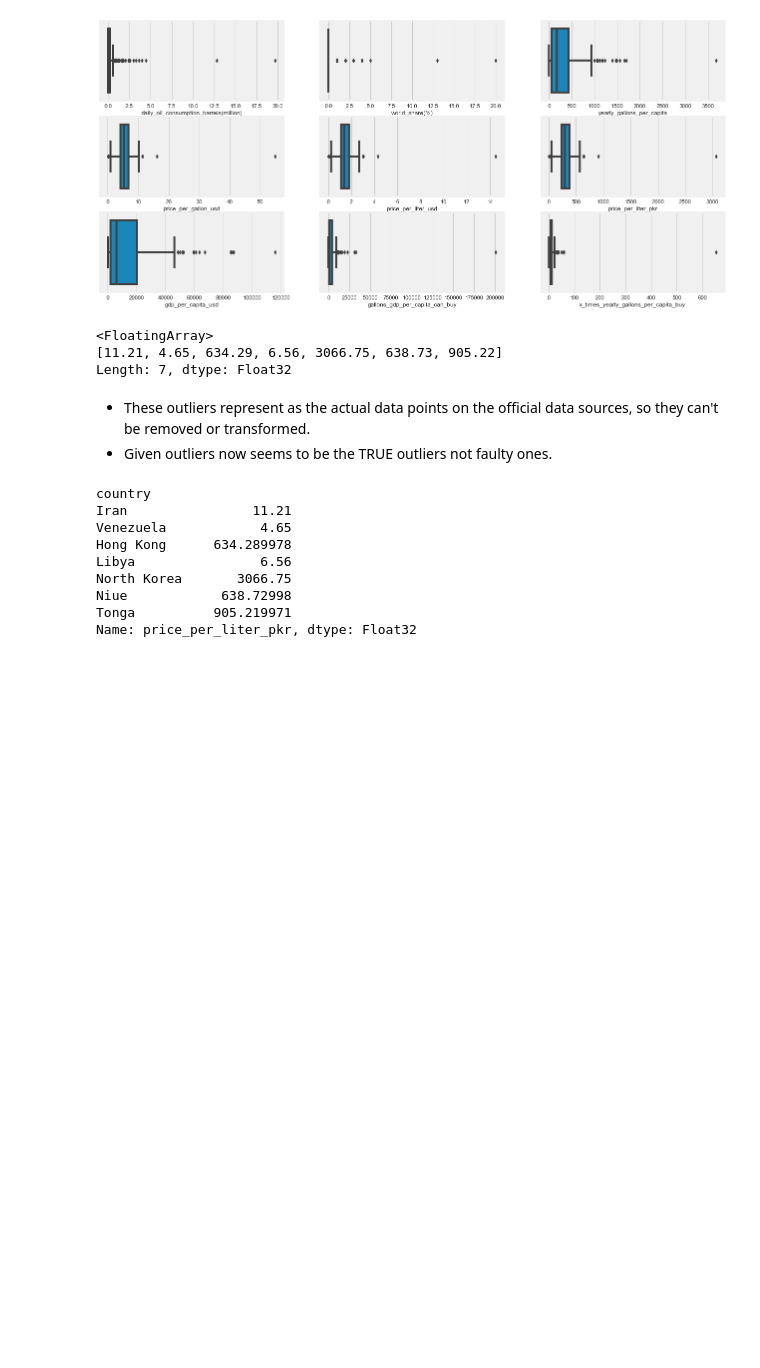
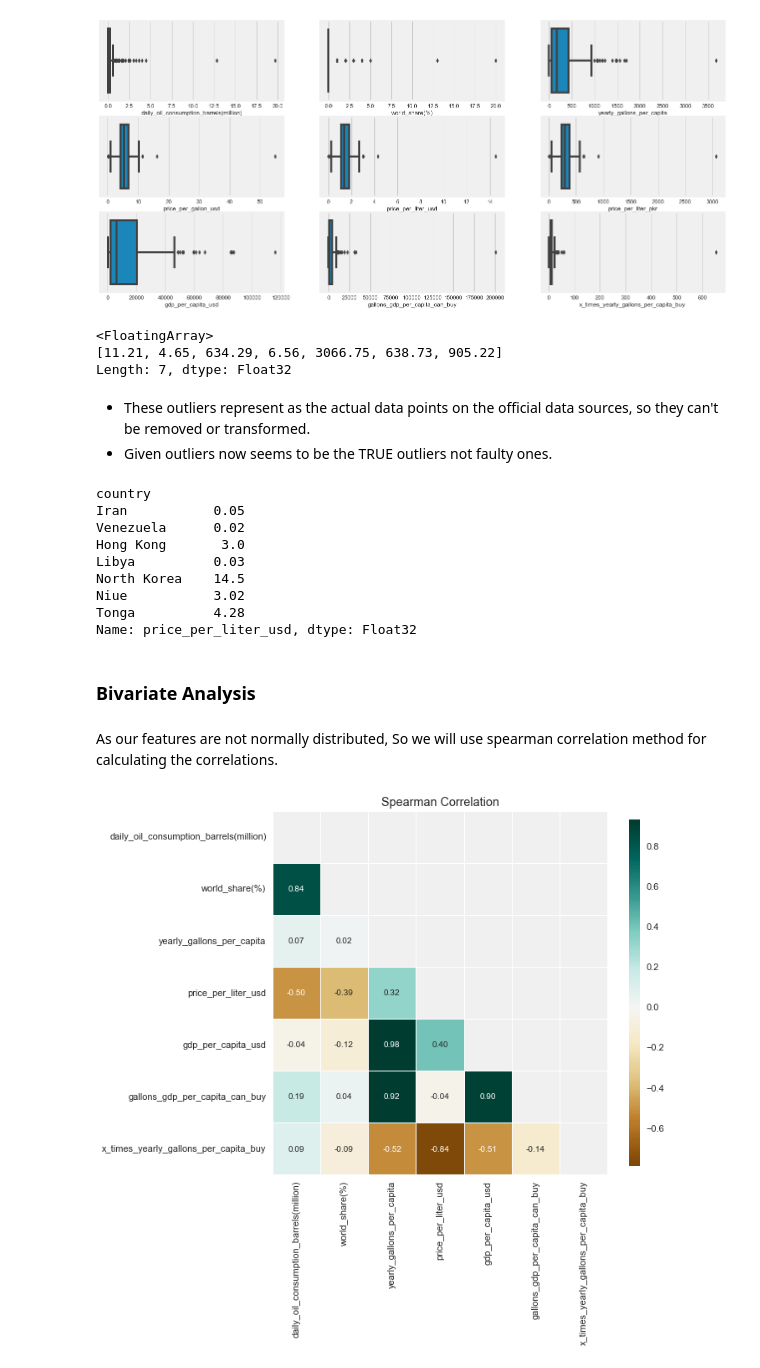
Before and after one commit to RaofaizanAPSACS/PetrolGasPricesWorldWide_EDA, a Jupyter notebook: source.ipynb, the cells around one changed output. Saved outputs shown, nothing was run; the diff lists cells and outputs as text; code cells hidden in the pictures; blank space fills up the shorter version.

Commit message:
Started Bivariate Analysis

```diff
--- a/source.ipynb
+++ b/source.ipynb
@@ -244,14 +244,27 @@ Length: 7, dtype: Float32
 * Given outliers now seems to be the TRUE outliers not faulty ones.
 # %%
 # records of the countries, which contain outlier "price per liter pkr"
-df_cleaned["price_per_liter_pkr"][df_cleaned["price_per_liter_pkr"].isin(findOutliers(df_cleaned["price_per_liter_pkr"].values))]
+df_cleaned["price_per_liter_usd"][df_cleaned["price_per_liter_usd"].isin(findOutliers(df_cleaned["price_per_liter_usd"].values))]
 # %% [output]
 country
-Iran                11.21
-Venezuela            4.65
-Hong Kong      634.289978
-Libya                6.56
-North Korea       3066.75
-Niue            638.72998
-Tonga          905.219971
-Name: price_per_liter_pkr, dtype: Float32
+Iran           0.05
+Venezuela      0.02
+Hong Kong       3.0
+Libya          0.03
+North Korea    14.5
+Niue           3.02
+Tonga          4.28
+Name: price_per_liter_usd, dtype: Float32
+# %%
+# dropping the same columns
+df_cleaned.drop(["price_per_gallon_usd","price_per_liter_pkr"], axis=1, inplace=True)
+# %% [markdown]
+### Bivariate Analysis
+# %% [markdown]
+As our features are not normally distributed, So we will use spearman correlation method for calculating the correlations.
+# %%
+klib.corr_plot(df_cleaned.corr(method="spearman"),figsize=(8,8))
+plt.title("Spearman Correlation")
+plt.show()
+# %% [output]
+[figure, added]
```
